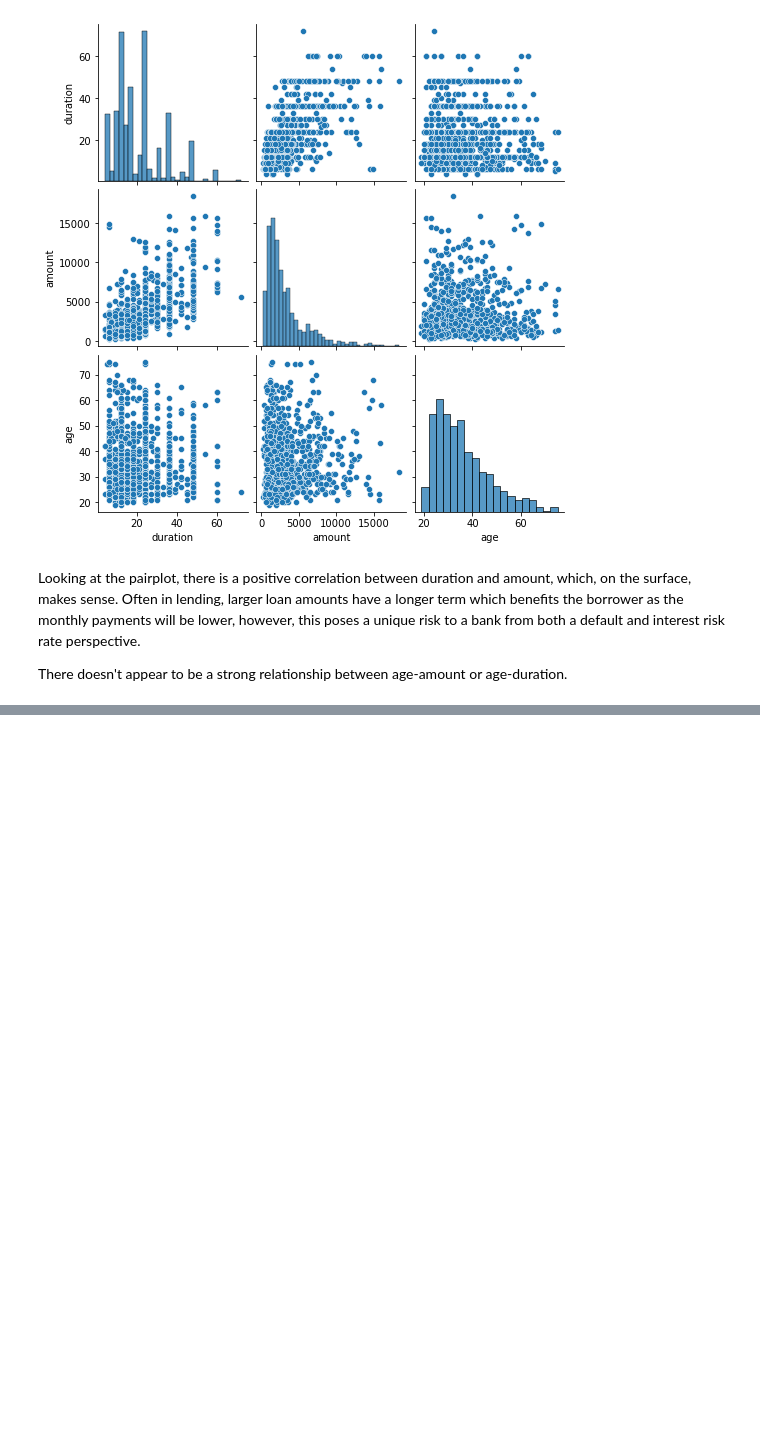
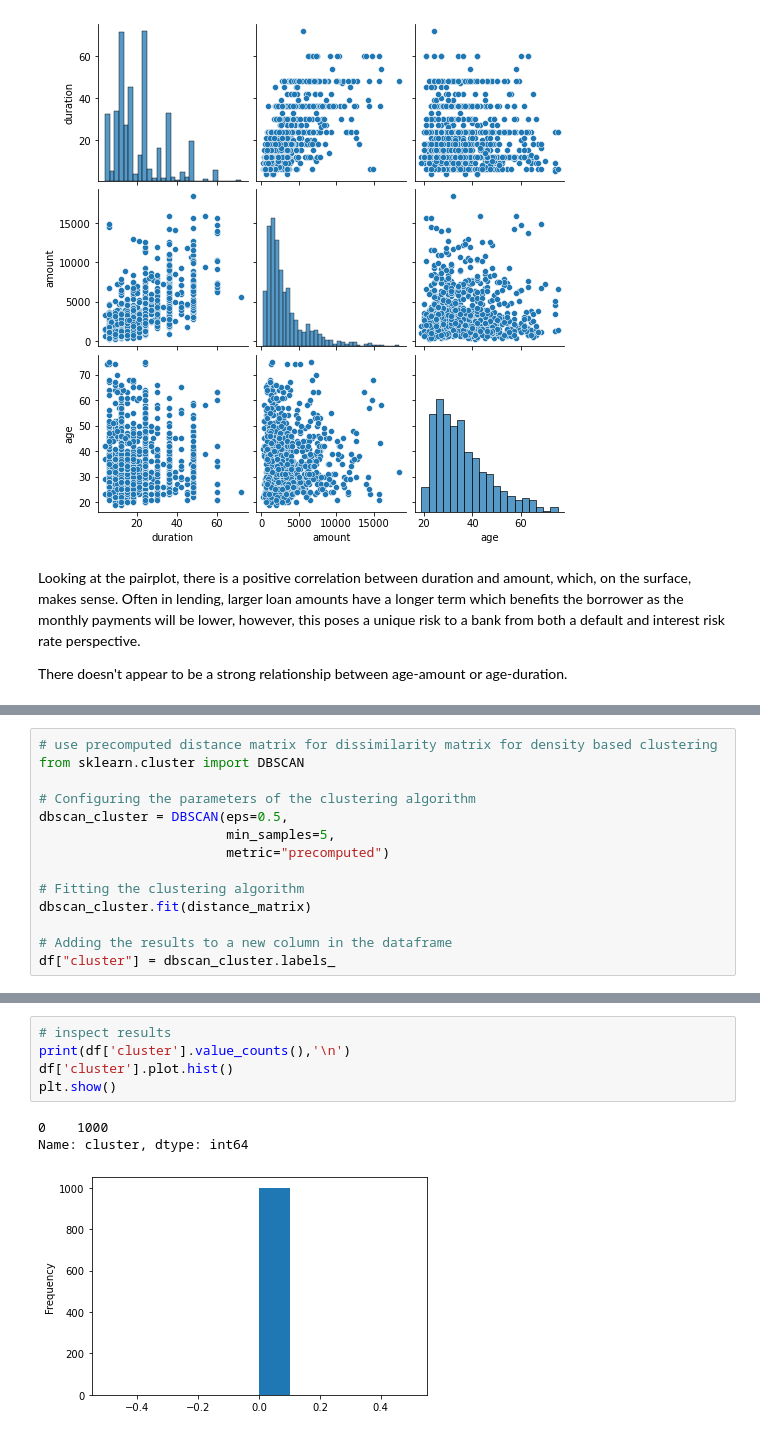
Before and after one commit to cthomx/Clustering-With-Categorical-Data, a Jupyter notebook: CategoricalClustering.ipynb, the cells around one changed output, grey strips where cells are left out. Cells and saved outputs as stored; diff of their text form; blank space fills up the shorter version.

```diff
--- a/CategoricalClustering.ipynb
+++ b/CategoricalClustering.ipynb
@@ -113,0 +163,14 @@ There doesn't appear to be a strong relationship between age-amount or age-durat
+# %%
+# use precomputed distance matrix for dissimilarity matrix for density based clustering
+from sklearn.cluster import DBSCAN
+
+# Configuring the parameters of the clustering algorithm
+dbscan_cluster = DBSCAN(eps=0.5,
+                        min_samples=5,
+                        metric="precomputed")
+
+# Fitting the clustering algorithm
+dbscan_cluster.fit(distance_matrix)
+
+# Adding the results to a new column in the dataframe
+df["cluster"] = dbscan_cluster.labels_
@@ -113,0 +189,9 @@ There doesn't appear to be a strong relationship between age-amount or age-durat
+# %%
+# inspect results
+print(df['cluster'].value_counts(),'\n')
+df['cluster'].plot.hist()
+plt.show()
+# %% [output]
+0    1000
+Name: cluster, dtype: int64
+[figure, added]
```
Also changed, not shown: parts of 14 cells of this notebook.
